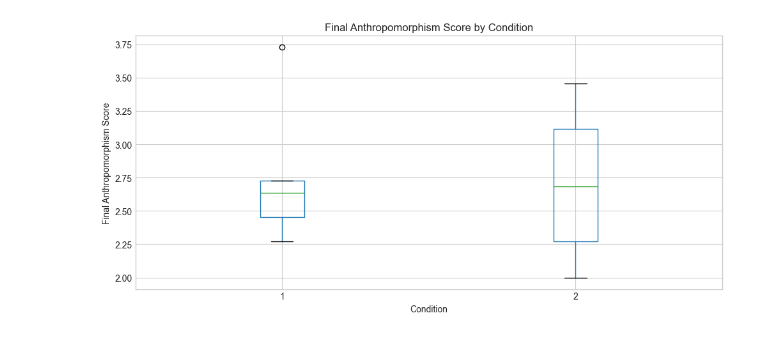
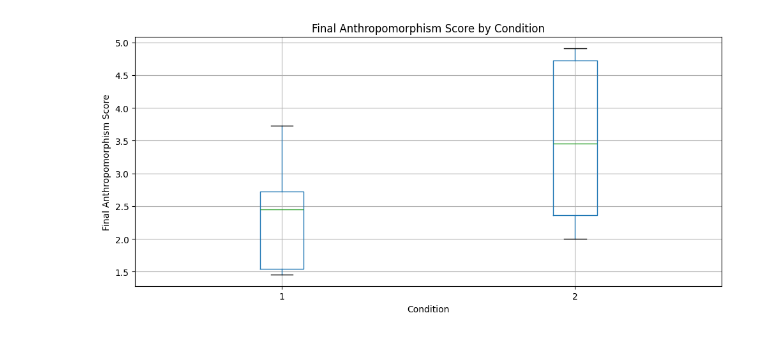
Before and after one commit to Sagar-CK/mhealth-chatbot-analysis, a Jupyter notebook: task.ipynb, the cells around one changed output. Saved outputs shown, nothing was run; the diff lists cells and outputs as text; code cells hidden in the pictures.

Commit message:
include merged data and updated pipleine

```diff
--- a/task.ipynb
+++ b/task.ipynb
@@ -134,0 +60,25 @@ def replace_godspeed(value):
+# %%
+# map trust_pretask and familiar_pretask to numeric values
+for col in trust_pretask + familiar_pretask:
+    pre_task[col] = pre_task[col].apply(likert_to_numeric)
+    pre_task[col] = pd.to_numeric(pre_task[col], errors='coerce')
+
+# reverse code trust_cautious
+pre_task['trust_cautious'] = pre_task['trust_cautious'].apply(lambda x: 6 - x if pd.notnull(x) else x)
+
+# final_trust score is the average of trust_pretask columns
+pre_task['final_trust'] = pre_task[trust_pretask].mean(axis=1)
+# final_familiar score is the average of familiar_pretask columns
+pre_task['final_familiar'] = pre_task[familiar_pretask].mean(axis=1)
+
+# check if attention check is passed (equals to 2)
+pre_task['pre_task_attention'] = pre_task['attention_check_disagree'] == 2
+
+# print the number of participants who failed the attention check
+print(f"Number of participants who failed the pretask attention check: {len(pre_task[~pre_task['pre_task_attention']])}")
+
+#filter out participants who failed the attention check after adding them to the failed_attention_check list (user id)
+failed_attention_check.update(pre_task[~pre_task['pre_task_attention']]['user_id'])
+pre_task = pre_task[pre_task['pre_task_attention']]
+
+pre_task.reset_index(drop=True, inplace=True)
@@ -185,0 +114,17 @@ Number of participants who failed the attention check: 0
+# %%
+# now merge with task data
+scenarios = ['Interpersonal Relations and Self-Concept', 'Tastes and Interests', 'Work or Studies']
+sensitivity = ['Low', 'Medium', 'High']
+willingness = [1, 2, 3, 4, 5]
+
+task_cols = ['user_id', 'condition', 'study', 'scenario', 'question', 'question_sensitivity', 'user_willingness', 'user_sensitivity']
+
+# compute for each condition the average willingness and sensitivity
+task = task[task_cols]
+# %%
+df = pd.merge(pre_post_task, task, on='user_id', how='inner')
+
+df['final_anthropomorphism'] = df[anthropomorphism_godscale + anthropomorphism_likert].mean(axis=1)
+
+display(df)
+df.to_csv('results/merged_data.csv', index=False)
@@ -186,12 +145,12 @@ Number of participants who failed the attention check: 0
 # %%
 # display the box plot of the final anthropomorphism score by condition
 fig4, ax4 = plt.subplots(figsize=(10, 5))
-post_task.boxplot(column='final_anthropomorphism', by='condition', ax=ax4)
+df.boxplot(column='final_anthropomorphism', by='condition', ax=ax4)
 ax4.set_title('Final Anthropomorphism Score by Condition')
 ax4.set_xlabel('Condition')
 ax4.set_ylabel('Final Anthropomorphism Score')
 plt.suptitle('')
 plt.tight_layout()
 plt.show()
 # %% [output]
-[figure, old version]
+[figure, new version]
```
Also changed, not shown: parts of 12 cells of this notebook, 1 other file.
